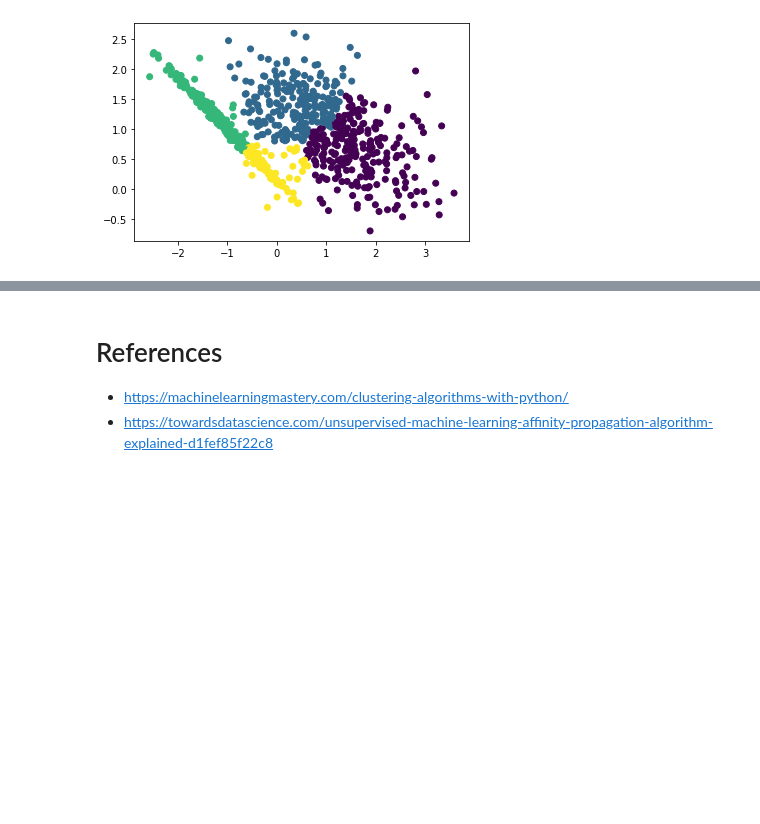
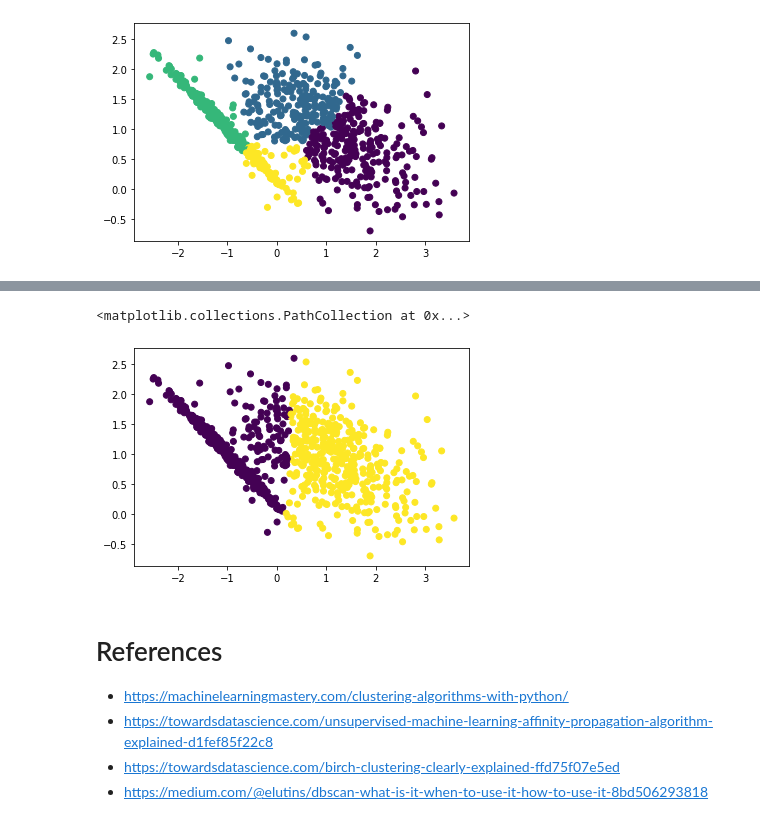
Before and after one commit to arghhjayy/ML-Notebooks, a Jupyter notebook: Clustering Methods.ipynb, the cells around one changed output, grey strips where cells are left out. Cells and saved outputs as stored; diff of their text form; code cells hidden in the pictures; blank space fills up the shorter version.

```diff
--- a/Clustering Methods.ipynb
+++ b/Clustering Methods.ipynb
@@ -127,5 +240,16 @@ plt.scatter(X[:, 0], X[:, 1], c=preds);
+# %%
+model = KMeans(n_clusters=2)
+model.fit(X)
+
+preds = model.predict(X)
+plt.scatter(X[:, 0], X[:, 1], c=preds)
+# %% [output]
+<matplotlib.collections.PathCollection at 0x...>
+[figure, added]
 # %% [markdown]
 # References
 
 - https://machinelearningmastery.com/clustering-algorithms-with-python/
 - https://towardsdatascience.com/unsupervised-machine-learning-affinity-propagation-algorithm-explained-d1fef85f22c8
+- https://towardsdatascience.com/birch-clustering-clearly-explained-ffd75f07e5ed
+- https://medium.com/@elutins/dbscan-what-is-it-when-to-use-it-how-to-use-it-8bd506293818
```
Also changed, not shown: parts of 24 cells of this notebook, 14 other files.
